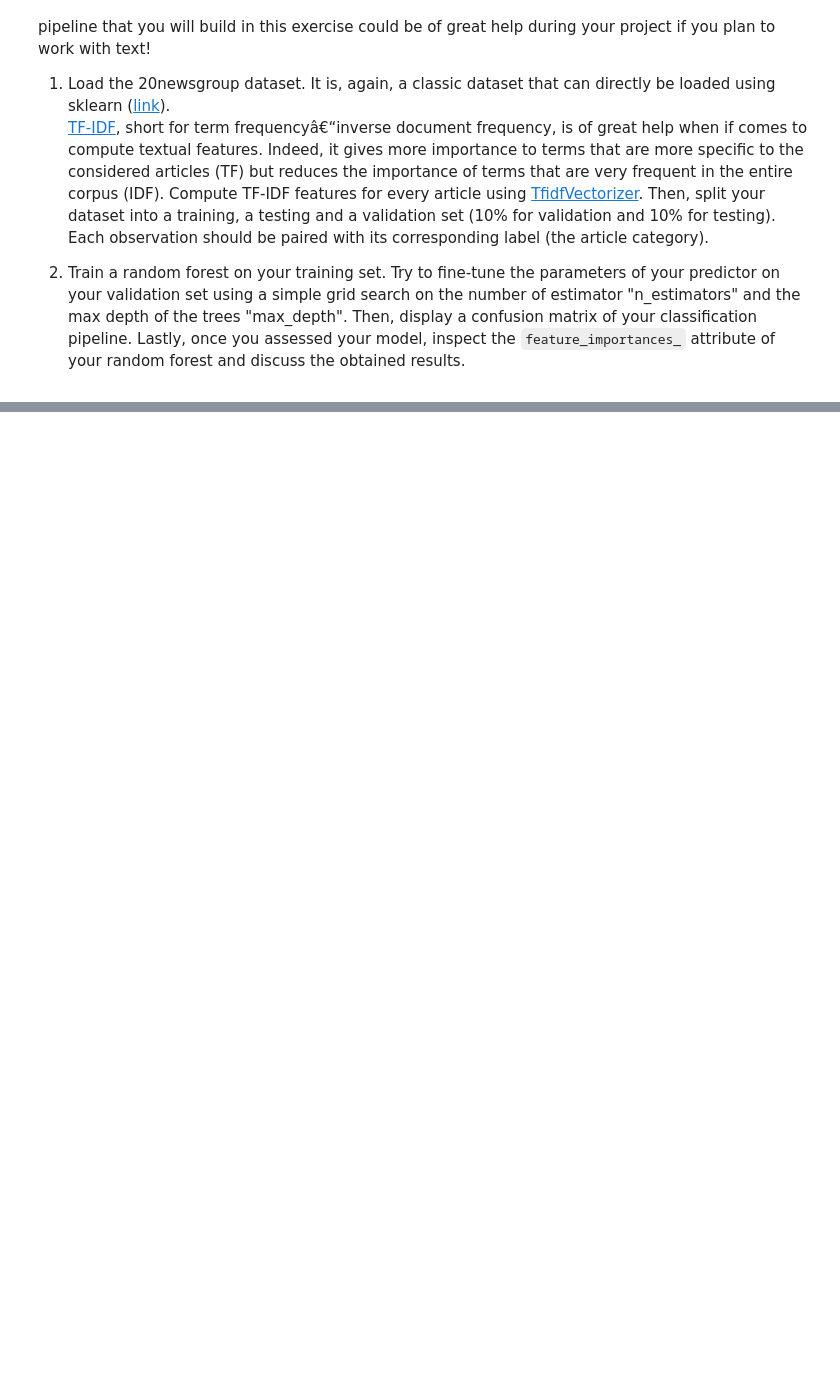
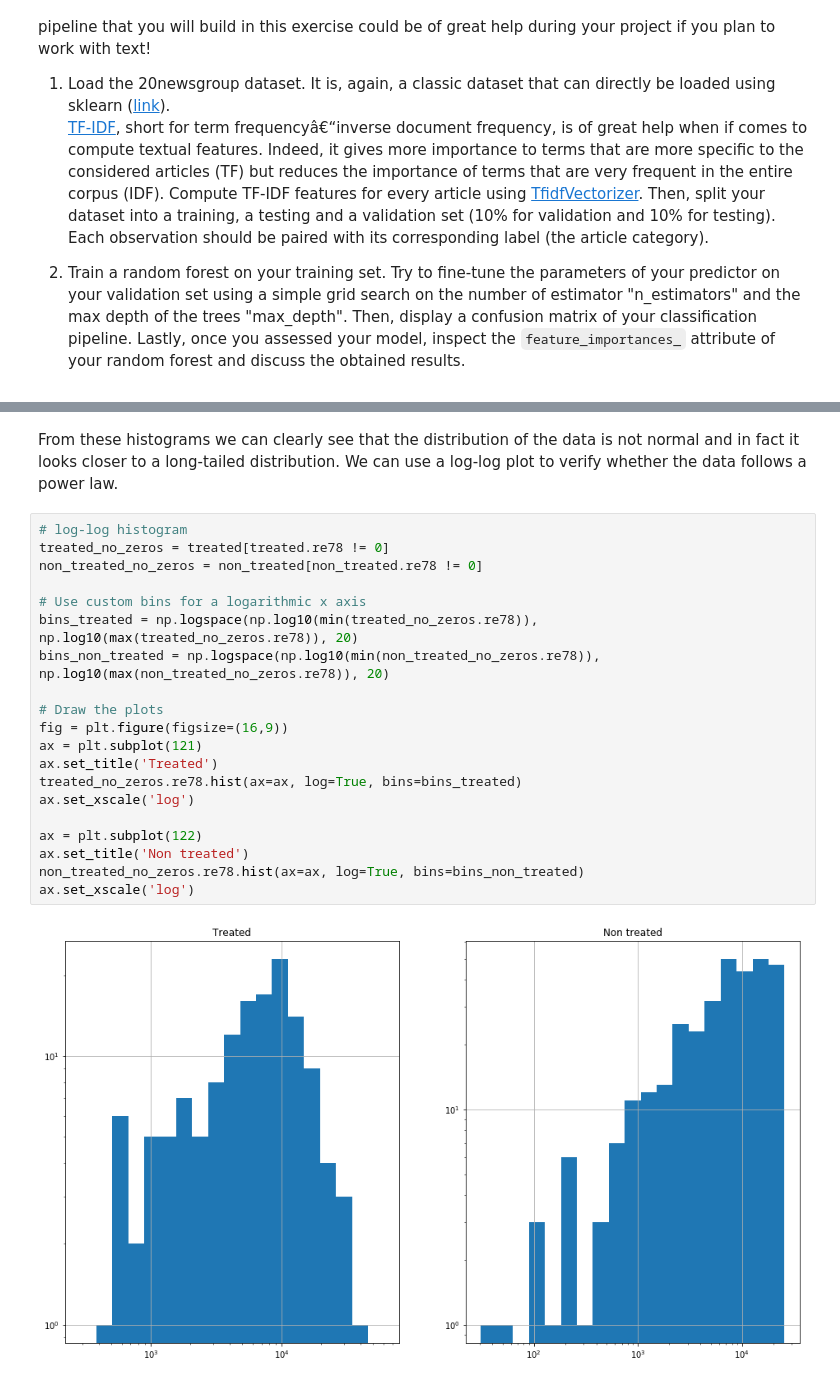
Before and after one commit to justcho5/ADA, a Jupyter notebook: 04 - Applied ML/Homework04.ipynb, the cells around one changed output, grey strips where cells are left out. Cells and saved outputs as stored; diff of their text form; blank space fills up the shorter version.

```diff
--- a/04 - Applied ML/Homework04.ipynb
+++ b/04 - Applied ML/Homework04.ipynb
@@ -173,0 +197,24 @@ non_treated[['re78']].boxplot(vert=False, ax=ax, showfliers=True)
+# %% [markdown]
+From these histograms we can clearly see that the distribution of the data is not normal and in fact it looks closer to a long-tailed distribution. We can use a log-log plot to verify whether the data follows a power law.
+# %%
+# log-log histogram
+treated_no_zeros = treated[treated.re78 != 0]
+non_treated_no_zeros = non_treated[non_treated.re78 != 0]
+
+# Use custom bins for a logarithmic x axis
+bins_treated = np.logspace(np.log10(min(treated_no_zeros.re78)), np.log10(max(treated_no_zeros.re78)), 20)
+bins_non_treated = np.logspace(np.log10(min(non_treated_no_zeros.re78)), np.log10(max(non_treated_no_zeros.re78)), 20)
+
+# Draw the plots
+fig = plt.figure(figsize=(16,9))
+ax = plt.subplot(121)
+ax.set_title('Treated')
+treated_no_zeros.re78.hist(ax=ax, log=True, bins=bins_treated)
+ax.set_xscale('log')
+
+ax = plt.subplot(122)
+ax.set_title('Non treated')
+non_treated_no_zeros.re78.hist(ax=ax, log=True, bins=bins_non_treated)
+ax.set_xscale('log')
+# %% [output]
+[figure, added]
```
Also changed, not shown: parts of 28 cells of this notebook.
